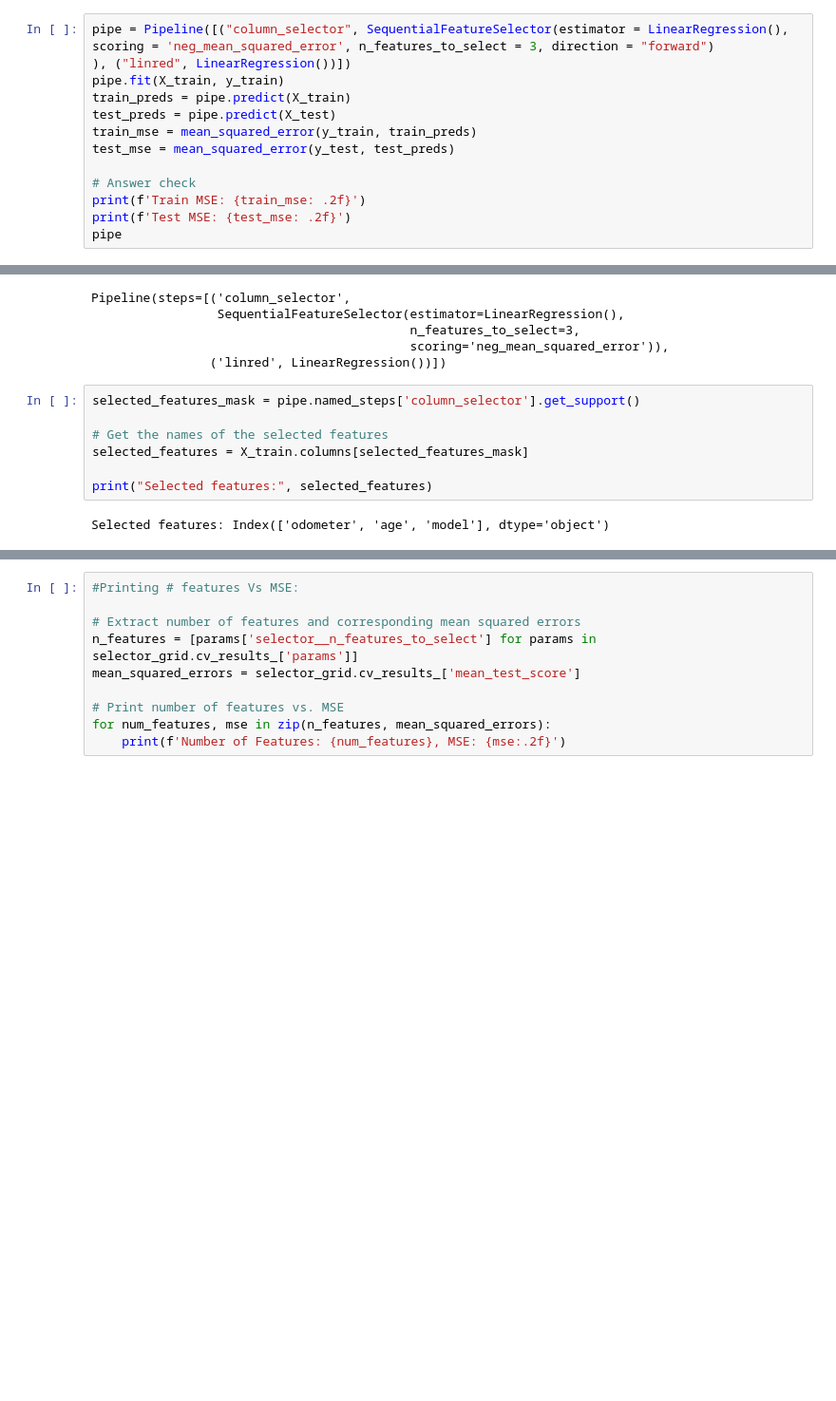
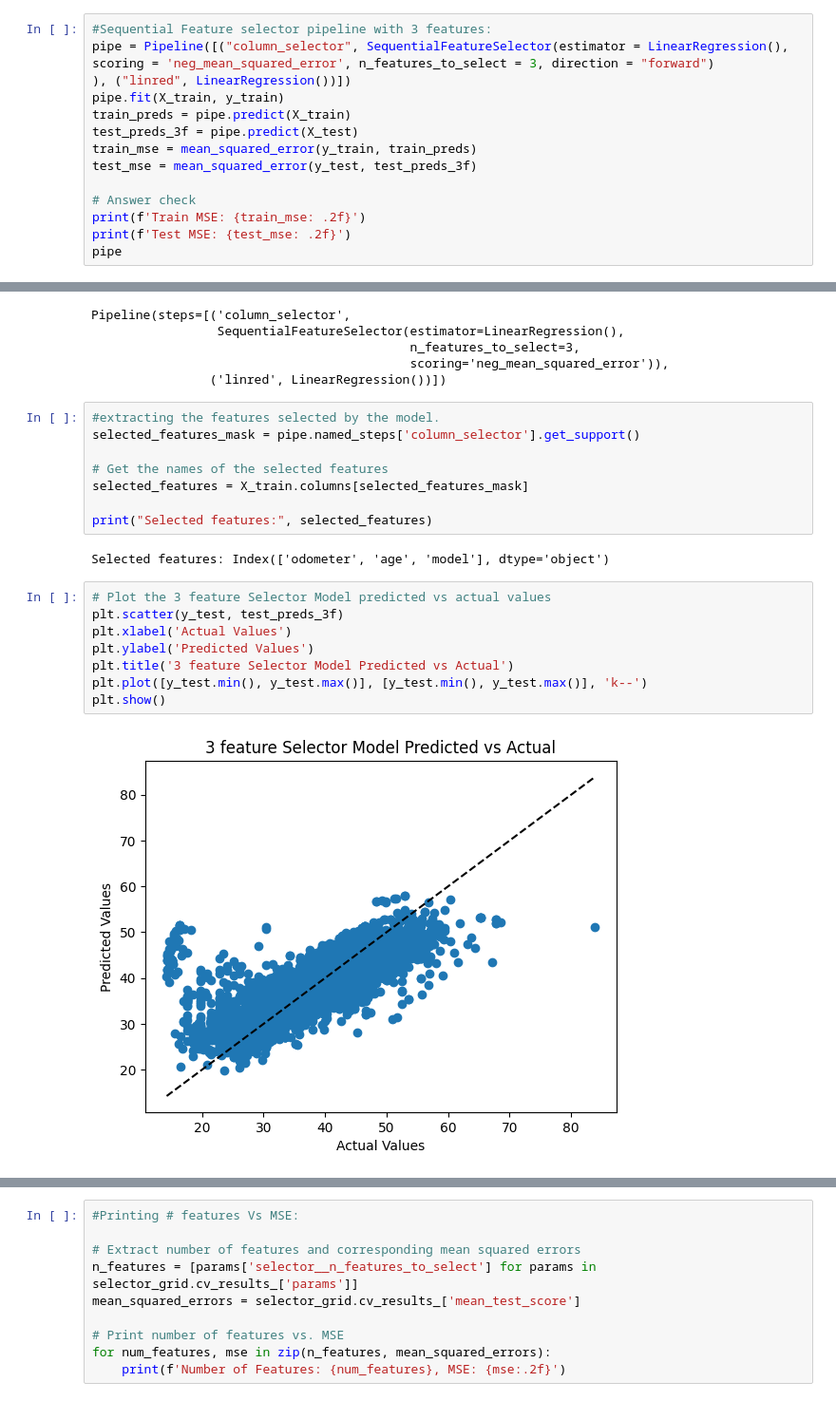
Before and after one commit to JMGErie/AI-ML-class-Homework, a Jupyter notebook: Ca_vehicles-good-02_21.ipynb, the cells around one changed output, grey strips where cells are left out. Shown at 95% size. Drawn from its saved outputs; the diff is of its cells as text; blank space fills up the shorter version.

```diff
--- a/Ca_vehicles-good-02_21.ipynb
+++ b/Ca_vehicles-good-02_21.ipynb
@@ -845,13 +845,14 @@ X_train.head()
 # %%
 from sklearn.pipeline import Pipeline
 # %%
+#Sequential Feature selector pipeline with 3 features:
 pipe = Pipeline([("column_selector", SequentialFeatureSelector(estimator = LinearRegression(), scoring = 'neg_mean_squared_error', n_features_to_select = 3, direction = "forward")
 ), ("linred", LinearRegression())])
 pipe.fit(X_train, y_train)
 train_preds = pipe.predict(X_train)
-test_preds = pipe.predict(X_test)
+test_preds_3f = pipe.predict(X_test)
 train_mse = mean_squared_error(y_train, train_preds)
-test_mse = mean_squared_error(y_test, test_preds)
+test_mse = mean_squared_error(y_test, test_preds_3f)
 
 # Answer check
 print(f'Train MSE: {train_mse: .2f}')
@@ -866,6 +867,7 @@ Pipeline(steps=[('column_selector',
                                            scoring='neg_mean_squared_error')),
                 ('linred', LinearRegression())])
 # %%
+#extracting the features selected by the model.
 selected_features_mask = pipe.named_steps['column_selector'].get_support()
 
 # Get the names of the selected features
@@ -874,4 +876,14 @@ selected_features = X_train.columns[selected_features_mask]
 print("Selected features:", selected_features)
 # %% [output]
 Selected features: Index(['odometer', 'age', 'model'], dtype='object')
+# %%
+# Plot the 3 feature Selector Model predicted vs actual values
+plt.scatter(y_test, test_preds_3f)
+plt.xlabel('Actual Values')
+plt.ylabel('Predicted Values')
+plt.title('3 feature Selector Model Predicted vs Actual')
+plt.plot([y_test.min(), y_test.max()], [y_test.min(), y_test.max()], 'k--')
+plt.show()
+# %% [output]
+[figure, added]
 # %%
```
Also changed, not shown: parts of 9 cells of this notebook.
